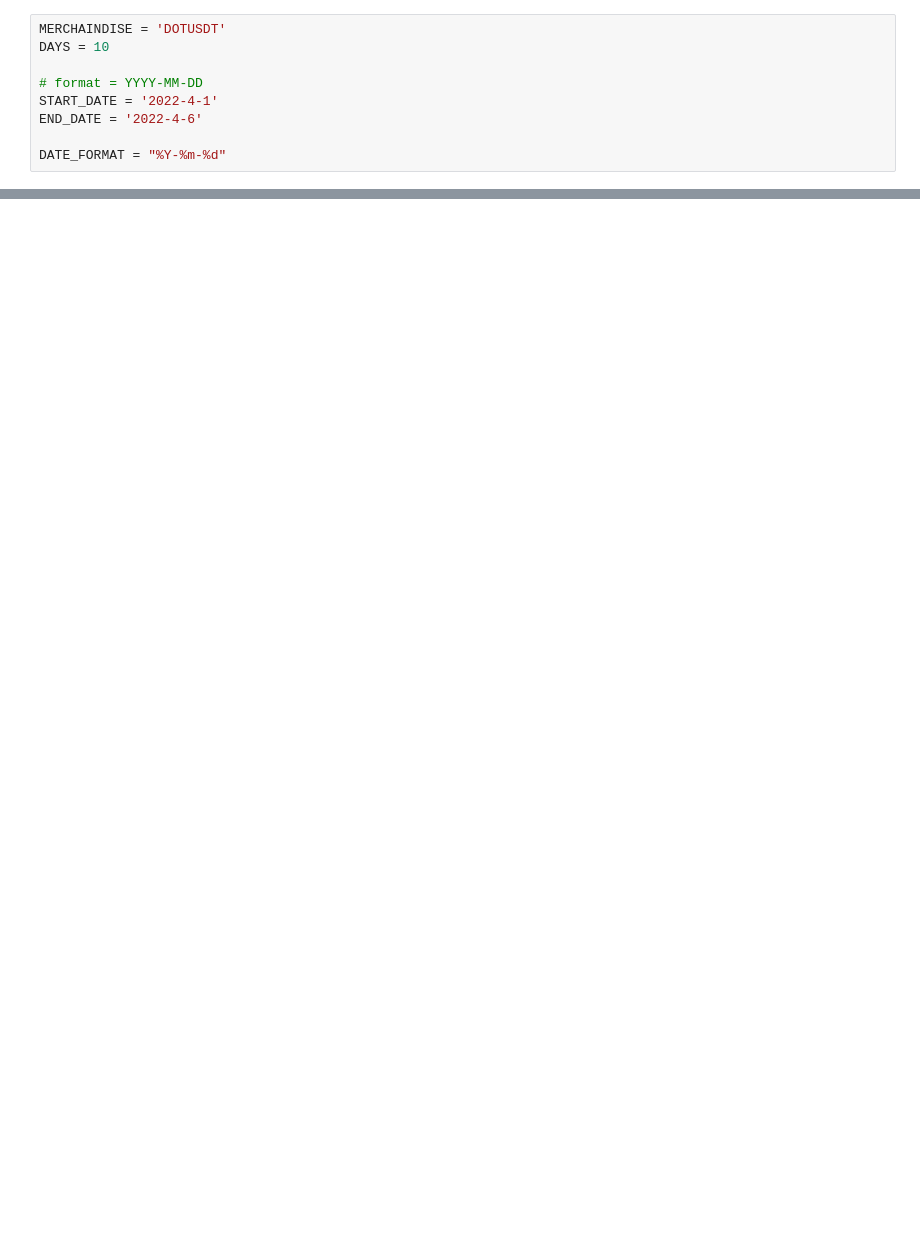
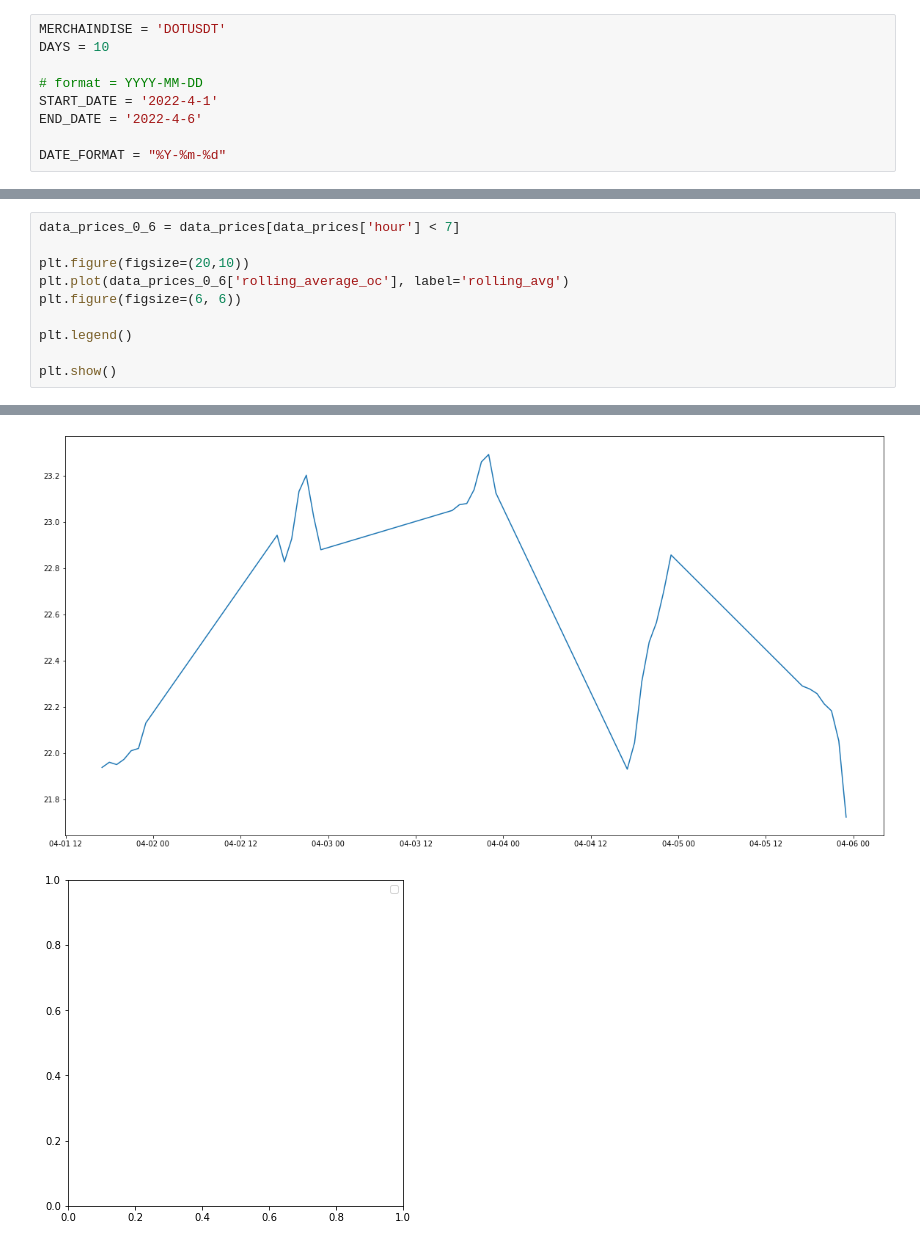
Before and after one commit to bachpx195/the_big_trade, a Jupyter notebook: TheBigTrade/SideWay.ipynb, the cells around one changed output, grey strips where cells are left out. Drawn from its saved outputs; the diff is of its cells as text; blank space fills up the shorter version.

```diff
--- a/TheBigTrade/SideWay.ipynb
+++ b/TheBigTrade/SideWay.ipynb
@@ -32,0 +44,11 @@ draw_candlestick(data_prices).show()
+# %%
+data_prices_0_6 = data_prices[data_prices['hour'] < 7]
+
+plt.figure(figsize=(20,10))
+plt.plot(data_prices_0_6['rolling_average_oc'], label='rolling_avg')
+plt.figure(figsize=(6, 6))
+
+plt.legend()
+
+plt.show()
+# %% [output]
@@ -32,0 +56,2 @@ draw_candlestick(data_prices).show()
+[figure, added]
+[figure, added]
```
Also changed, not shown: parts of 3 cells of this notebook.
